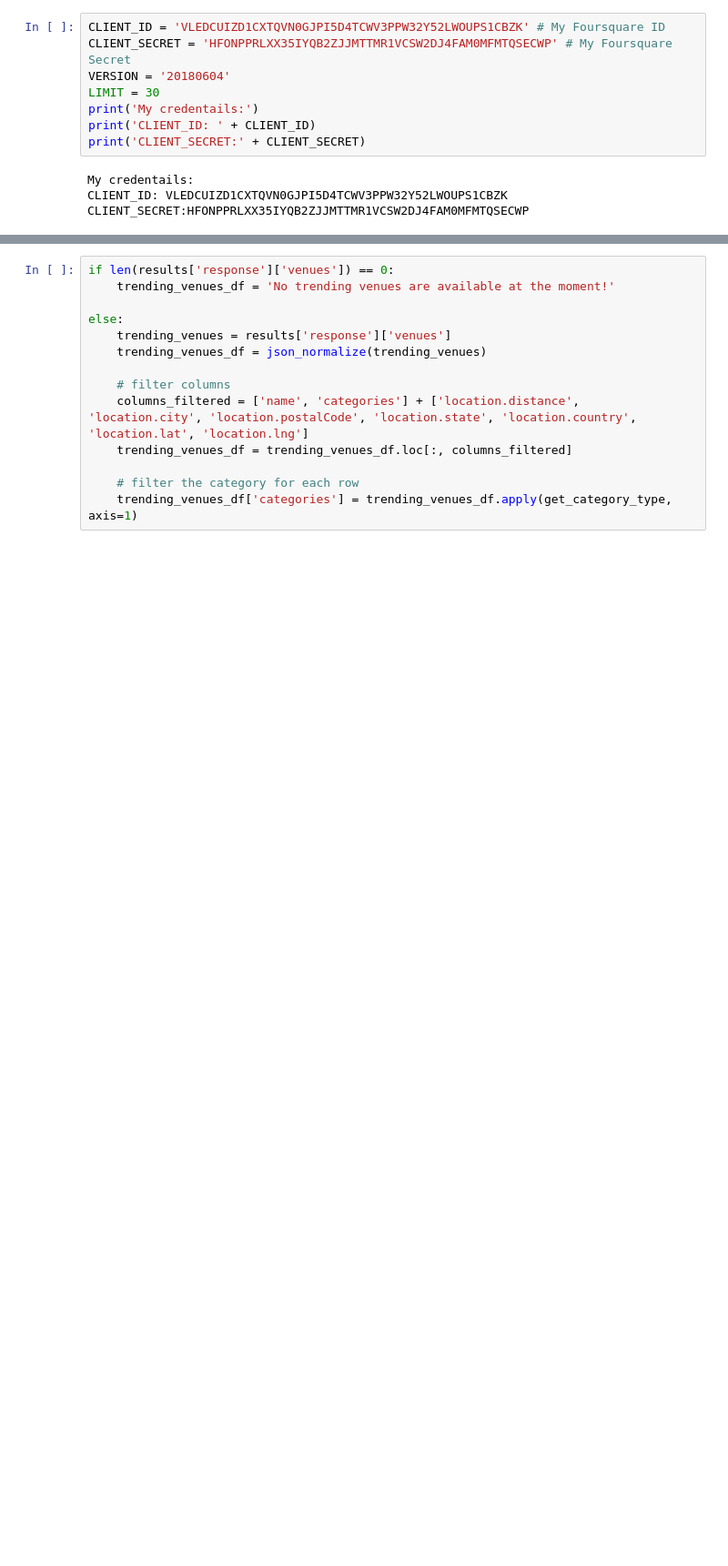
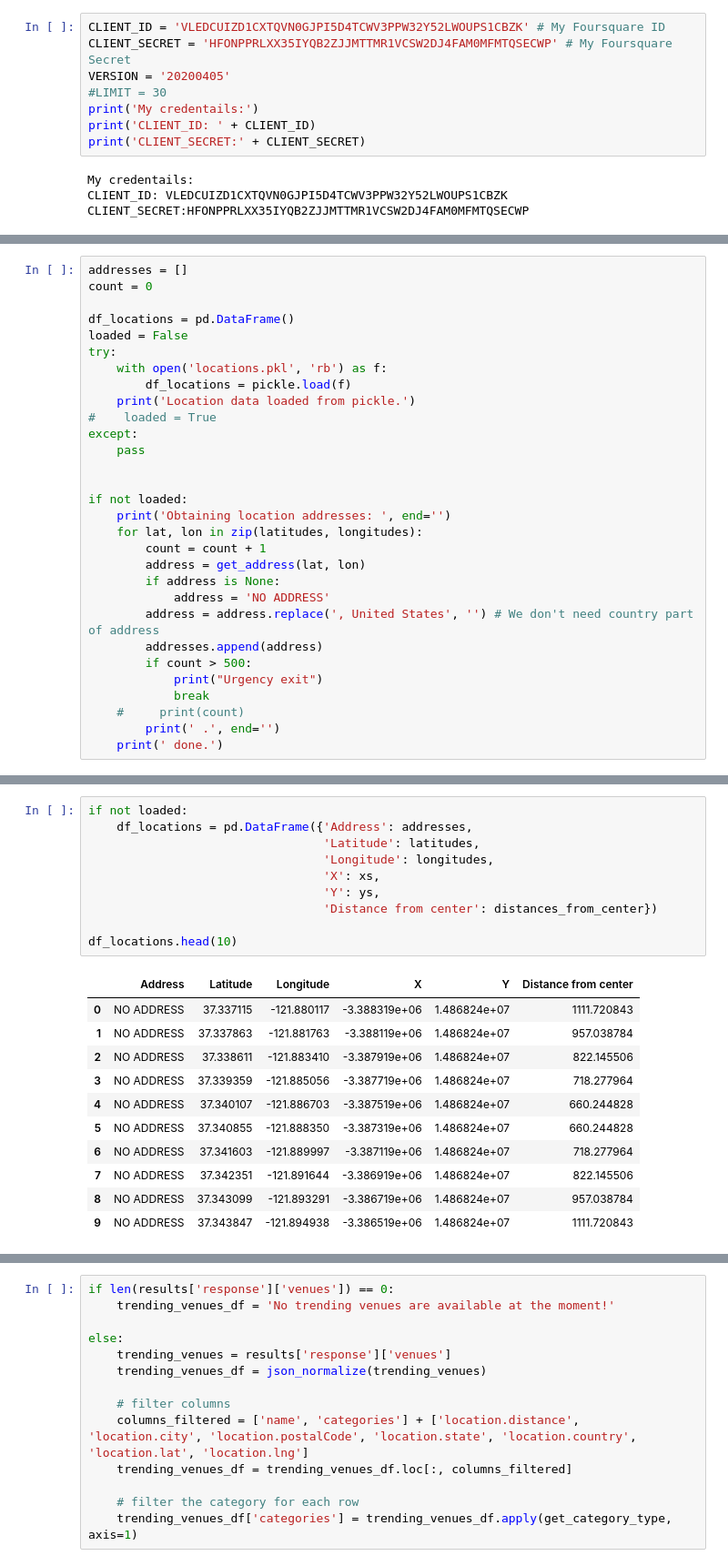
Before and after one commit to boxueboxue/Coursera_Capstone, a Jupyter notebook: The Battle of Neighborhoods.ipynb, the cells around one changed output, grey strips where cells are left out. Shown at 91% size. Drawn from its saved outputs; the diff is of its cells as text; blank space fills up the shorter version.

```diff
--- a/The Battle of Neighborhoods.ipynb
+++ b/The Battle of Neighborhoods.ipynb
@@ -78,8 +76,8 @@ Libraries imported.
 # %%
 CLIENT_ID = 'VLEDCUIZD1CXTQVN0GJPI5D4TCWV3PPW32Y52LWOUPS1CBZK' # My Foursquare ID
 CLIENT_SECRET = 'HFONPPRLXX35IYQB2ZJJMTTMR1VCSW2DJ4FAM0MFMTQSECWP' # My Foursquare Secret
-VERSION = '20180604'
-LIMIT = 30
+VERSION = '20200405'
+#LIMIT = 30
 print('My credentails:')
 print('CLIENT_ID: ' + CLIENT_ID)
 print('CLIENT_SECRET:' + CLIENT_SECRET)
@@ -99,0 +206,30 @@ print(latitude, longitude)
+# %%
+addresses = []
+count = 0
+
+df_locations = pd.DataFrame()
+loaded = False
+try:
+    with open('locations.pkl', 'rb') as f:
+        df_locations = pickle.load(f)
+    print('Location data loaded from pickle.')
+#    loaded = True
+except:
+    pass
+
+
+if not loaded:
+    print('Obtaining location addresses: ', end='')
+    for lat, lon in zip(latitudes, longitudes):
+        count = count + 1
+        address = get_address(lat, lon)
+        if address is None:
+            address = 'NO ADDRESS'
+        address = address.replace(', United States', '') # We don't need country part of address
+        addresses.append(address)
+        if count > 500:
+            print("Urgency exit")
+            break
+    #     print(count)
+        print(' .', end='')
+    print(' done.')
@@ -99,0 +242,22 @@ print(latitude, longitude)
+# %%
+if not loaded:
+    df_locations = pd.DataFrame({'Address': addresses,
+                                 'Latitude': latitudes,
+                                 'Longitude': longitudes,
+                                 'X': xs,
+                                 'Y': ys,
+                                 'Distance from center': distances_from_center})
+
+df_locations.head(10)
+# %% [output]
+|  | Address | Latitude | Longitude | X | Y | Distance from center |
+| 0 | NO ADDRESS | 37.337115 | -121.880117 | -3.388319e+06 | 1.486824e+07 | 1111.720843 |
+| 1 | NO ADDRESS | 37.337863 | -121.881763 | -3.388119e+06 | 1.486824e+07 | 957.038784 |
+| 2 | NO ADDRESS | 37.338611 | -121.883410 | -3.387919e+06 | 1.486824e+07 | 822.145506 |
+| 3 | NO ADDRESS | 37.339359 | -121.885056 | -3.387719e+06 | 1.486824e+07 | 718.277964 |
+| 4 | NO ADDRESS | 37.340107 | -121.886703 | -3.387519e+06 | 1.486824e+07 | 660.244828 |
+| 5 | NO ADDRESS | 37.340855 | -121.888350 | -3.387319e+06 | 1.486824e+07 | 660.244828 |
+| 6 | NO ADDRESS | 37.341603 | -121.889997 | -3.387119e+06 | 1.486824e+07 | 718.277964 |
+| 7 | NO ADDRESS | 37.342351 | -121.891644 | -3.386919e+06 | 1.486824e+07 | 822.145506 |
+| 8 | NO ADDRESS | 37.343099 | -121.893291 | -3.386719e+06 | 1.486824e+07 | 957.038784 |
+| 9 | NO ADDRESS | 37.343847 | -121.894938 | -3.386519e+06 | 1.486824e+07 | 1111.720843 |
```
Also changed, not shown: parts of 39 cells of this notebook.
